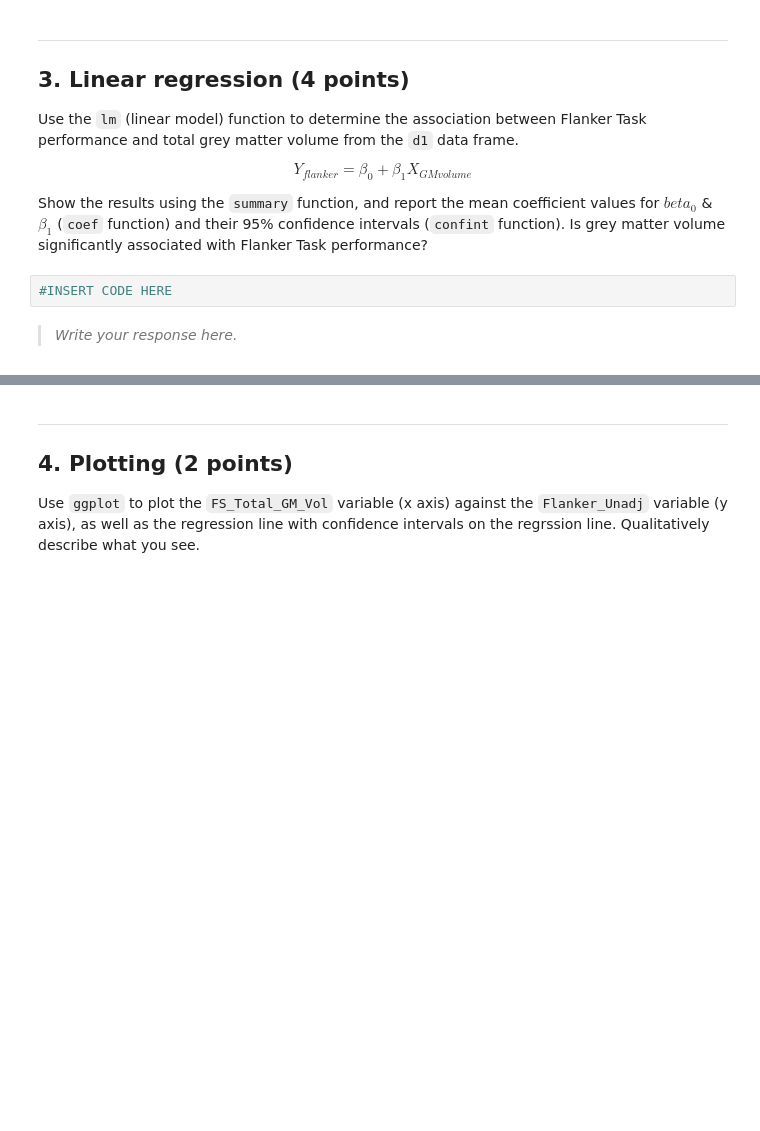
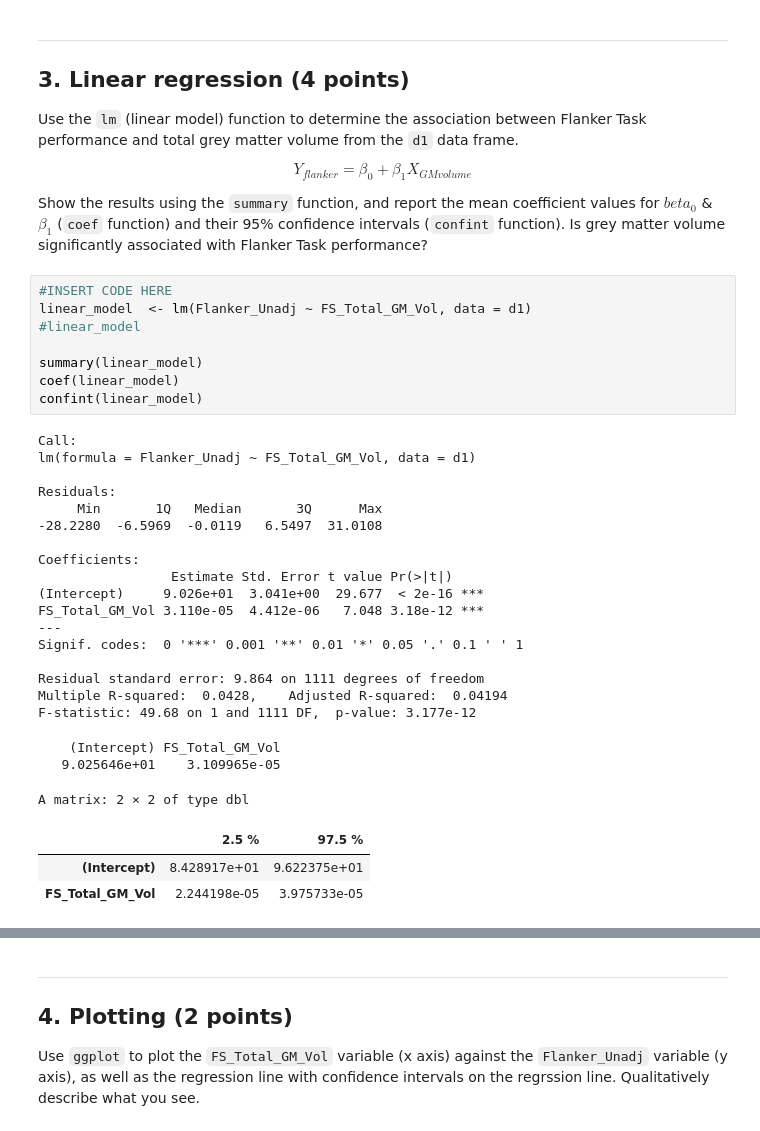
Before and after one commit to alapadat/Lapadat_DSPN_S22, a Jupyter notebook: book/exercises/Exercise7.ipynb, the cells around one changed output, grey strips where cells are left out. Saved outputs shown, nothing was run; the diff lists cells and outputs as text; blank space fills up the shorter version.

```diff
--- a/book/exercises/Exercise7.ipynb
+++ b/book/exercises/Exercise7.ipynb
@@ -80,8 +88,35 @@ Y_{flanker} = \beta_0 + \beta_1 X_{GM volume}
 $$
 
 Show the results using the `summary` function, and report the mean coefficient values for $beta_0$ \& $\beta_1$ (`coef` function) and their 95\% confidence intervals (`confint` function). Is grey matter volume significantly associated with Flanker Task performance?
-# %%
-#INSERT CODE HERE
-# %% [markdown]
-> *Write your response here.*
->
+# %%
+#INSERT CODE HERE
+linear_model  <- lm(Flanker_Unadj ~ FS_Total_GM_Vol, data = d1)
+#linear_model
+
+summary(linear_model)
+coef(linear_model)
+confint(linear_model)
+# %% [output]
+Call:
+lm(formula = Flanker_Unadj ~ FS_Total_GM_Vol, data = d1)
+
+Residuals:
+     Min       1Q   Median       3Q      Max
+-28.2280  -6.5969  -0.0119   6.5497  31.0108
+
+Coefficients:
+                 Estimate Std. Error t value Pr(>|t|)
+(Intercept)     9.026e+01  3.041e+00  29.677  < 2e-16 ***
+FS_Total_GM_Vol 3.110e-05  4.412e-06   7.048 3.18e-12 ***
+---
+Signif. codes:  0 '***' 0.001 '**' 0.01 '*' 0.05 '.' 0.1 ' ' 1
+
+Residual standard error: 9.864 on 1111 degrees of freedom
+Multiple R-squared:  0.0428,    Adjusted R-squared:  0.04194
+F-statistic: 49.68 on 1 and 1111 DF,  p-value: 3.177e-12
+    (Intercept) FS_Total_GM_Vol
+   9.025646e+01    3.109965e-05
+A matrix: 2 × 2 of type dbl
+|  | 2.5 % | 97.5 % |
+| (Intercept) | 8.428917e+01 | 9.622375e+01 |
+| FS_Total_GM_Vol | 2.244198e-05 | 3.975733e-05 |
```
Also changed, not shown: parts of 8 cells of this notebook.
